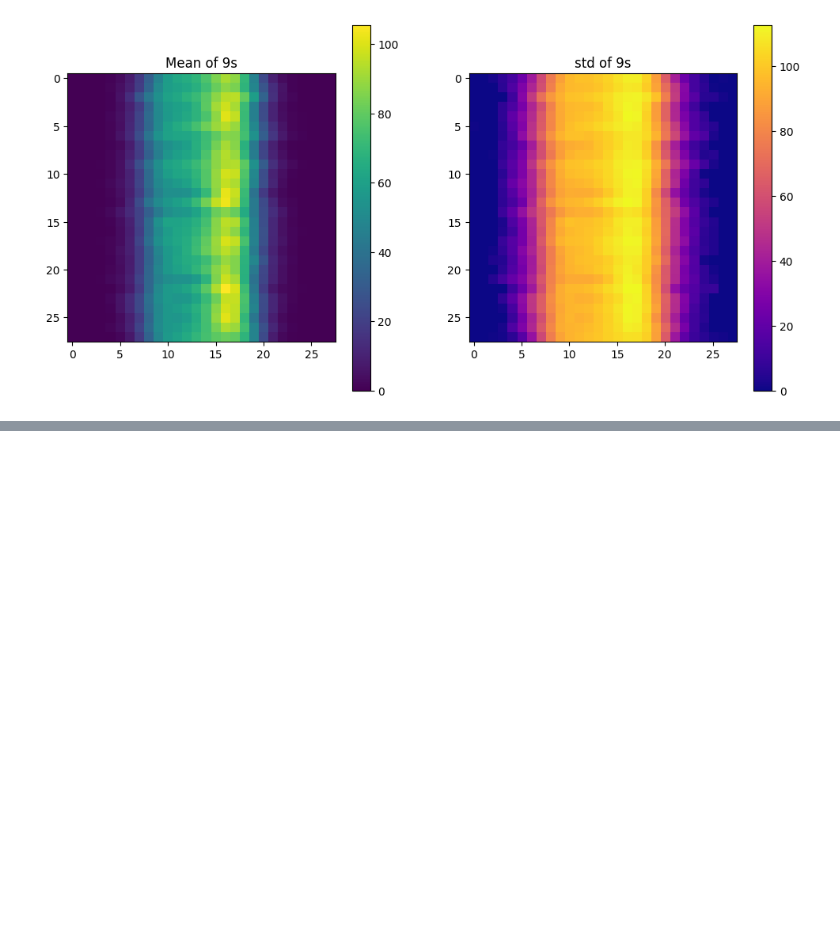
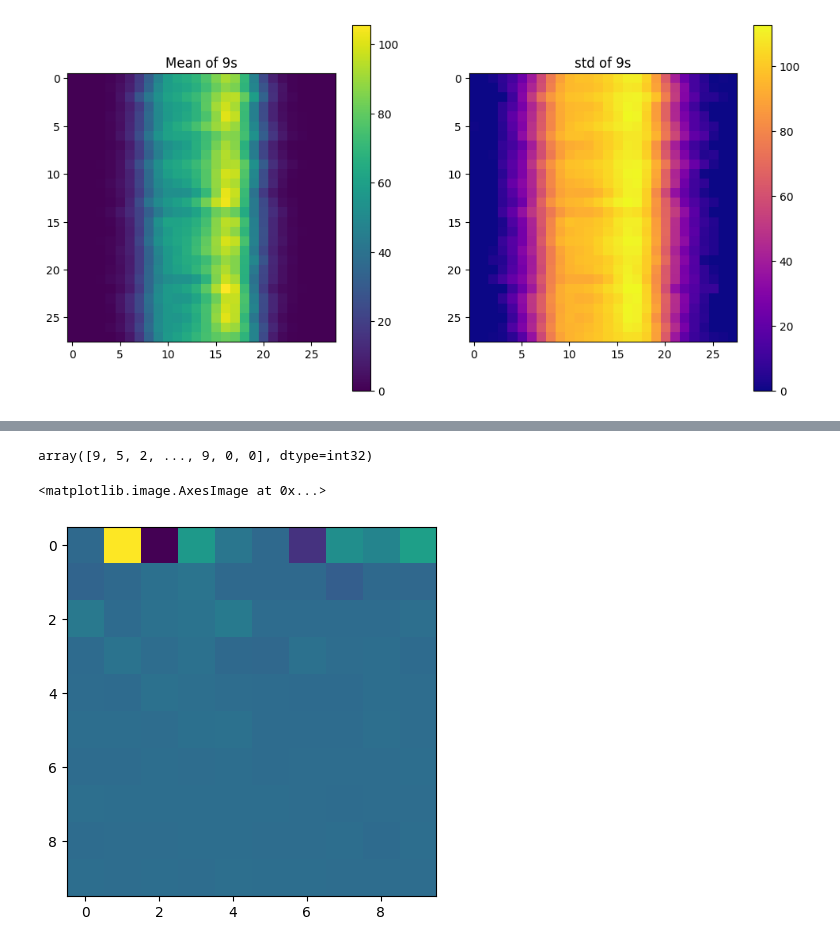
Before and after one commit to harrywiner/mnist, a Jupyter notebook: mnist.ipynb, the cells around one changed output, grey strips where cells are left out. Cells and saved outputs as stored; diff of their text form; code cells hidden in the pictures; blank space fills up the shorter version.

```diff
--- a/mnist.ipynb
+++ b/mnist.ipynb
@@ -212,0 +239,15 @@ KeyboardInterrupt:
+# %%
+from sklearn.cluster import KMeans
+
+
+# Fit the KMeans model to the transform_x_train data
+kmeans = KMeans(n_clusters=10, n_init="auto").fit(transform_x_train)
+cluster_labels = kmeans.labels_
+cluster_labels
+# %% [output]
+array([9, 5, 2, ..., 9, 0, 0], dtype=int32)
+# %%
+plt.imshow(kmeans.cluster_centers_[2].reshape((10,10)))
+# %% [output]
+<matplotlib.image.AxesImage at 0x...>
+[figure, added]
```
Also changed, not shown: parts of 23 cells of this notebook.
